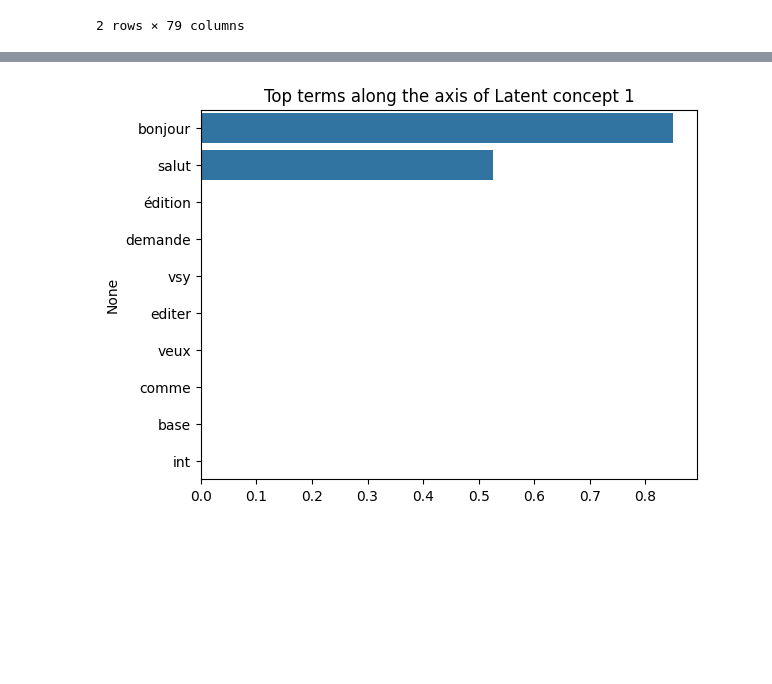
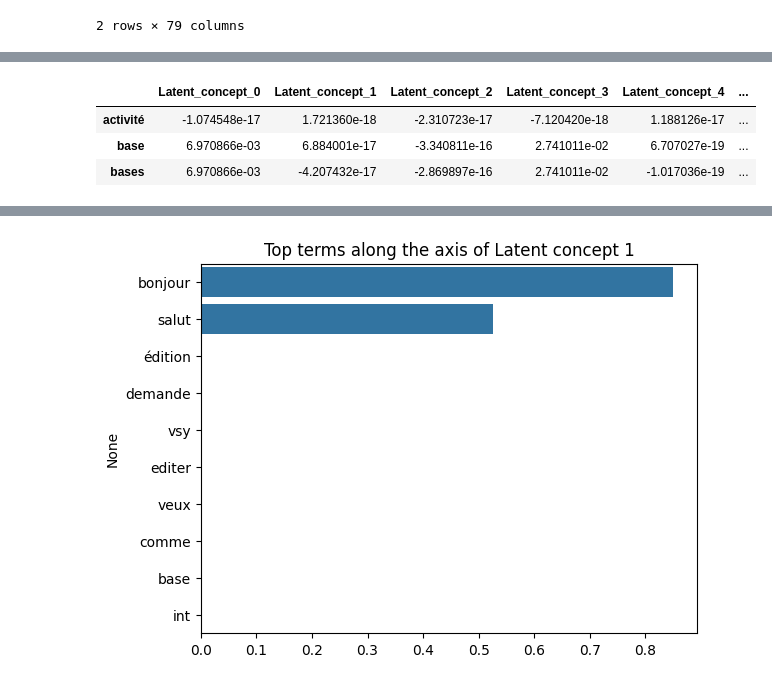
Before and after one commit to chloeboireaudevier/StageMIDL, a Jupyter notebook: essai_clustering_texte.ipynb, the cells around one changed output, grey strips where cells are left out. Saved outputs shown, nothing was run; the diff lists cells and outputs as text; code cells hidden in the pictures; blank space fills up the shorter version.

```diff
--- a/essai_clustering_texte.ipynb
+++ b/essai_clustering_texte.ipynb
@@ -135,4 +126,11 @@ V_T.shape
 # %%
+#Transformation de V_T en DF pour une utilisation plus facile
 term_topic_matrix = pd.DataFrame(data=V_T,
                                  index = tfidf_train_df.columns,
                                  columns = [f'Latent_concept_{r}' for r in range(0,V_T.shape[1])])
+term_topic_matrix.head(3)
+# %% [output]
+|  | Latent_concept_0 | Latent_concept_1 | Latent_concept_2 | Latent_concept_3 | Latent_concept_4 | ... |
+| activité | -1.074548e-17 | 1.721360e-18 | -2.310723e-17 | -7.120420e-18 | 1.188126e-17 | ... |
+| base | 6.970866e-03 | 6.884001e-17 | -3.340811e-16 | 2.741011e-02 | 6.707027e-19 | ... |
+| bases | 6.970866e-03 | -4.207432e-17 | -2.869897e-16 | 2.741011e-02 | -1.017036e-19 | ... |
```
Also changed, not shown: parts of 16 cells of this notebook.
